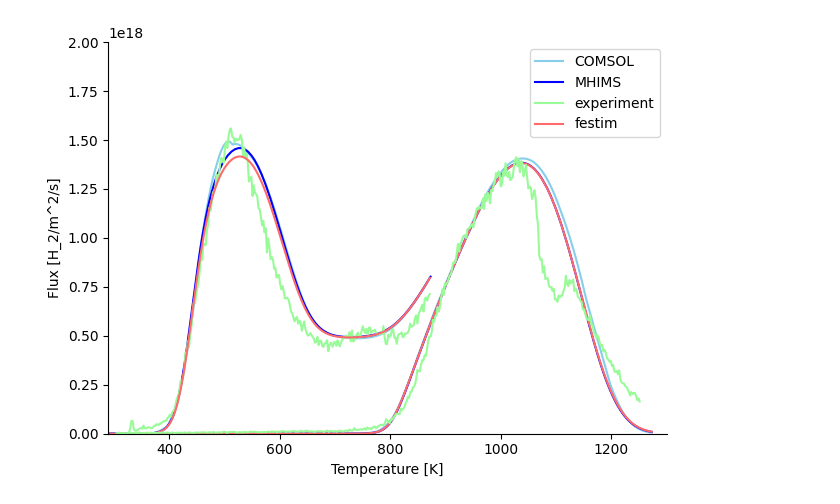
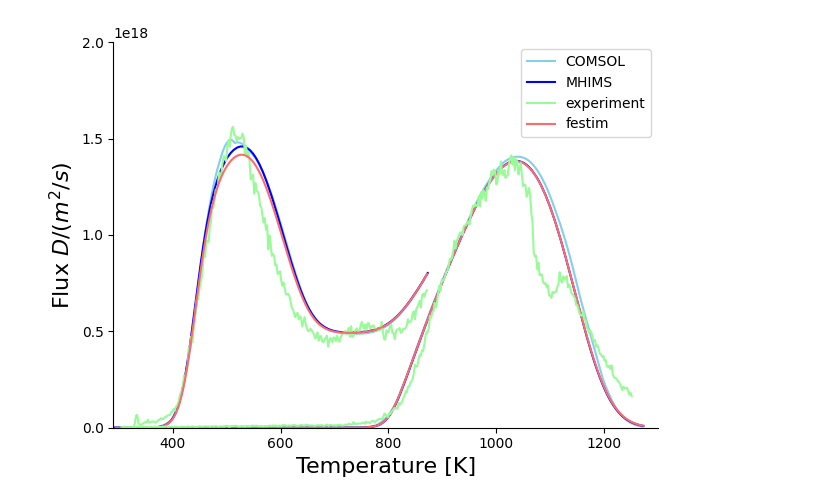
Before and after one commit to gabriele-ferrero/Titans_TT_codecomparison, a Jupyter notebook: graph scripts and results/TDS EUROFER/Plot_Eurofer_TDS.ipynb, the cells around one changed output. Cells and saved outputs as stored; diff of their text form; code cells hidden in the pictures.

```diff
--- a/graph scripts and results/TDS EUROFER/Plot_Eurofer_TDS.ipynb
+++ b/graph scripts and results/TDS EUROFER/Plot_Eurofer_TDS.ipynb
@@ -15,33 +15,34 @@ mhims = np.loadtxt('simTDS1.txt', delimiter=',')
 mhims2 = np.loadtxt("simTDS2.txt", delimiter=',')
 experiment1 = pd.read_csv("tds_mars21_873K.csv")
 experiment2 = pd.read_csv("tds_mars21_1273K.csv")
 festim = festim[festim['t(s)'] > 3600*13+1000]
 festim1 = festim[(festim['t(s)'] < 3600*13+1000+580) ]
 festim2=festim[(festim['t(s)'] > 3600*13+1000+600)]
 # Plot the second dataset
 plt.plot(mhims[:,0], mhims[:,1], color=pleasant_colors[1],label='MHIMS')
 plt.plot(experiment1['T'], experiment1['flux'], color=pleasant_colors[2],label='experiment')
 plt.plot(COMSOL2[:,0], COMSOL2[:,1], color=pleasant_colors[0])
 plt.plot(mhims2[:,0], mhims2[:,1], color=pleasant_colors[1])
 plt.plot(festim1['Average T volume 1'],-festim1['Flux surface 1: solute'],color=pleasant_colors[3], label='festim')
 
 plt.plot(festim2['Average T volume 1'],-festim2['Flux surface 1: solute'],color=pleasant_colors[3])
 # Plot the third dataset
 plt.plot(experiment2['T'], experiment2['flux'], color=pleasant_colors[2])
 
 # Set labels and legend
-plt.xlabel('Temperature [K]')
-plt.ylabel('Flux [H_2/m^2/s]')
+plt.xlabel('Temperature [K]',size=16)
+plt.ylabel(r'Flux $D/(m^2/s)$',size=16)
 plt.legend(loc='upper right')
 plt.tight_layout()
 # Set axis limits
+plt.yticks(np.linspace(0, 2E18,5))
 plt.xlim([290, 1300])
 plt.ylim([0, 2E18])
 plt.gca().spines['top'].set_visible(False)
 plt.gca().spines['right'].set_visible(False)
 
 
 # Show the plot
 plt.show()
 # %% [output]
-[figure, old version]
+[figure, new version]
```
Also changed, not shown: 1 other file.
